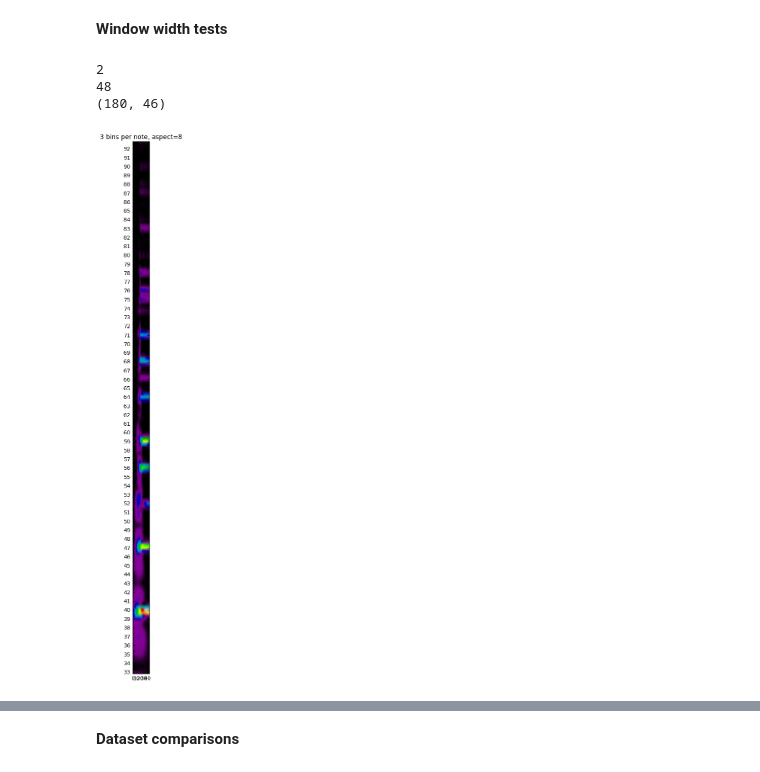
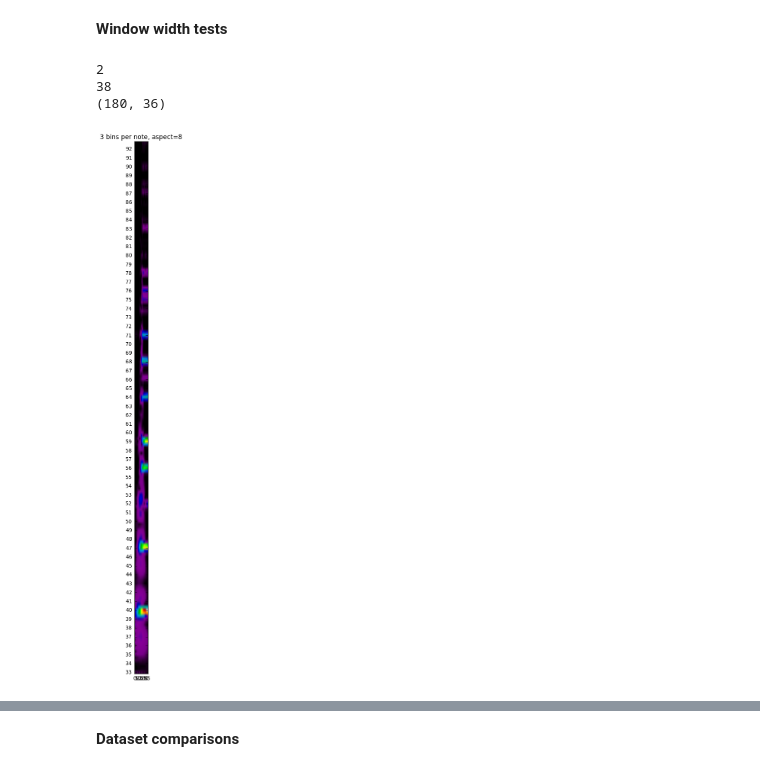
Before and after one commit to mpluess/music-transcription, a Jupyter notebook: notebooks/compare_spectrograms_between_datasets.ipynb, the cells around one changed output, grey strips where cells are left out. Drawn from its saved outputs; the diff is of its cells as text; code cells hidden in the pictures.

Commit message:
Make number of context frames configurable. Increase context window to -15/+20. CNN parameter tuning.

```diff
--- a/notebooks/compare_spectrograms_between_datasets.ipynb
+++ b/notebooks/compare_spectrograms_between_datasets.ipynb
@@ -41,18 +41,18 @@ def plot_cqt(samples, index_from=None, index_to=None):
 # %%
 samples = get_samples(r'data\IDMT-SMT-GUITAR_V2\dataset1\Fender Strat Clean Neck SC Chords\audio\1-E1-Major 00.wav')
 onset_time = 0.2
 context_frames_before = 15
-context_frames_after = 30
+context_frames_after = 20
 index_from = int(onset_time*sr/512) - context_frames_before
 index_to = index_from + context_frames_before + 1 + context_frames_after
 print(index_from)
 print(index_to)
 plot_cqt(samples, index_from, index_to)
 # %% [output]
 2
-48
-(180, 46)
+38
+(180, 36)
-[figure, old version]
+[figure, new version]
 # %%
 samples = get_samples(r'data\IDMT-SMT-GUITAR_V2\dataset1\Fender Strat Clean Neck SC Chords\audio\2-E1-Minor 00.wav')
 onset_time = 0.167
```
Also changed, not shown: parts of 1 cell of this notebook, 2 other files.
